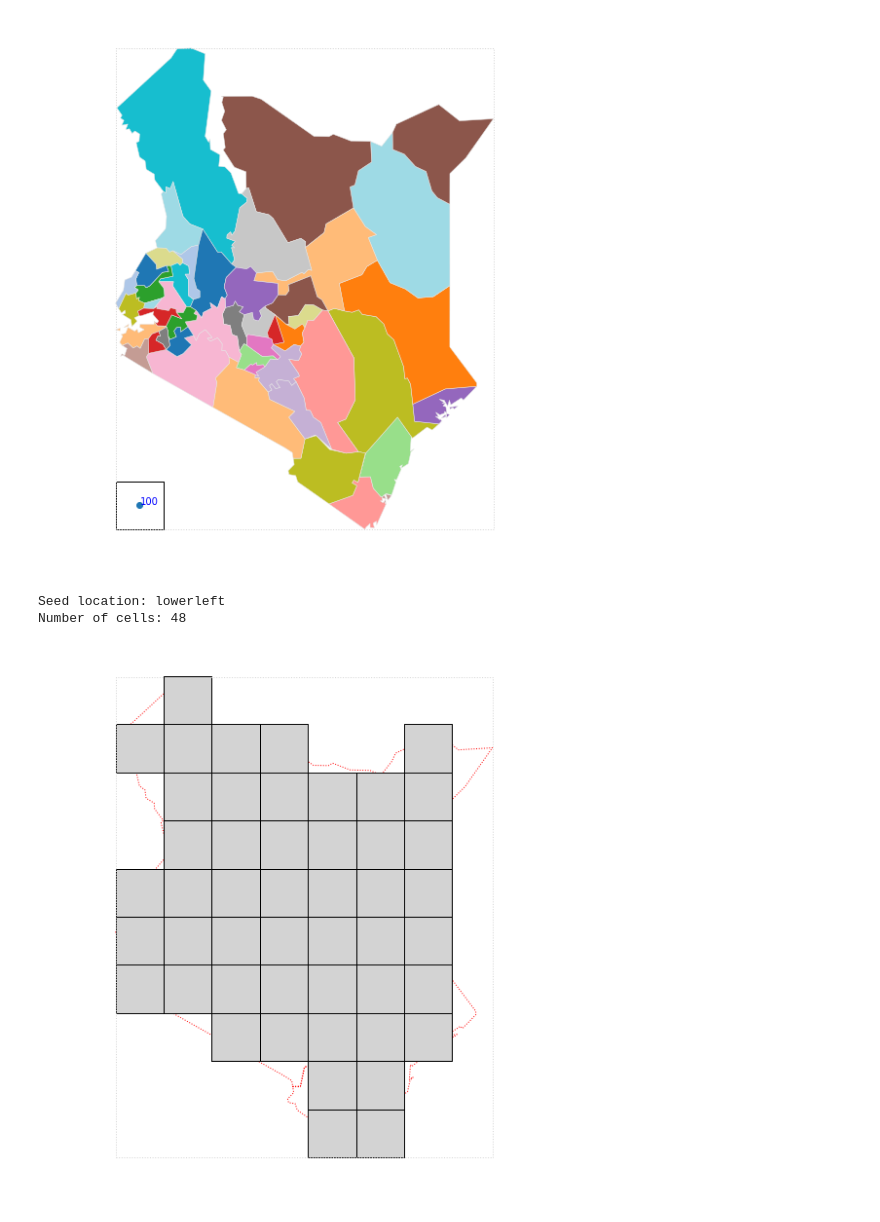
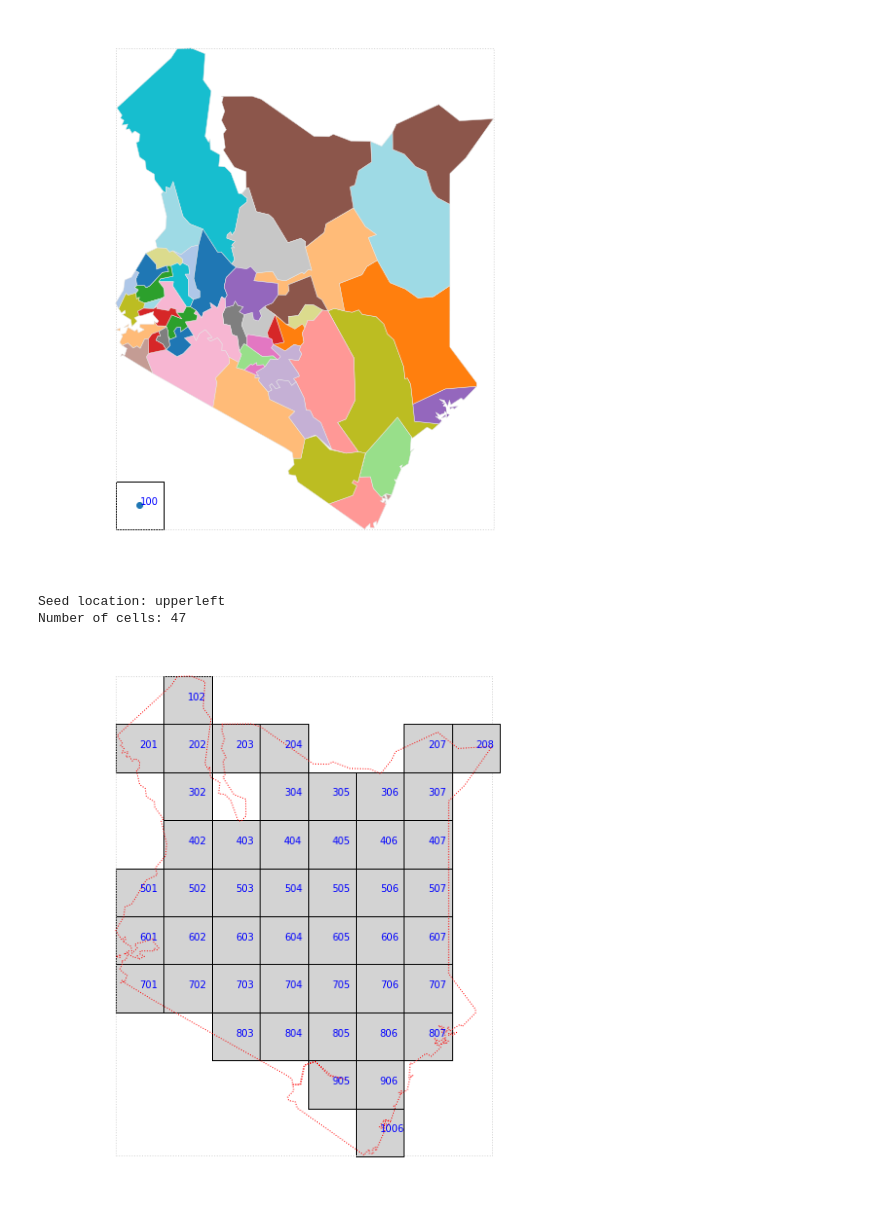
Before and after one commit to deitelberg/Python-projects, a Jupyter notebook: tiled_gridmap_tesselation.ipynb, the cells around one changed output. Saved outputs shown, nothing was run; the diff lists cells and outputs as text; code cells hidden in the pictures.

```diff
--- a/tiled_gridmap_tesselation.ipynb
+++ b/tiled_gridmap_tesselation.ipynb
@@ -304,40 +304,40 @@ def run_all(seed_loc):
 
             tile_list += tiles
             updated_extent = reset_seed_corner(seed_coords, updated_extent,  corner=start_point)
             i+=1
 
     # Merge tiles to one GeoDataFrame
     print('Number of cells: {}'.format(len(tile_list)))
     all_tiles = gpd.GeoDataFrame(pd.concat(tile_list, ignore_index=True, sort=False), crs=tiles[0].crs, geometry=c.geom_col)
     all_tiles = all_tiles.sort_values(by=[c.tile_id]).reset_index(drop=True)
 
     # Plot that
     fig, ax = plt.subplots(1, figsize=(10, 10))
     ax.axis('off')
     #admin_polys.plot(column=c.symbology_column, cmap='tab20', ax=ax, linewidth=0.5, edgecolor='0.9')
+    all_tiles.plot(ax=ax, facecolor="lightgrey", edgecolor='black')
     outline_gpd.plot(ax=ax, facecolor="none", edgecolor='red', linestyle=':')
-    all_tiles.plot(ax=ax, facecolor="lightgrey", edgecolor='black')
     map_extent_gdf.plot(ax=ax, facecolor="none", edgecolor='lightgrey', linestyle=':')
 
-    #tile_centers = polys_to_centroids(all_tiles)
-    #display_point_labels(tile_centers, c.tile_id)
+    tile_centers = polys_to_centroids(all_tiles)
+    display_point_labels(tile_centers, c.tile_id)
 
     plt.show()
 
     return all_tiles
 
 def main():
     #run_all('lowerleft')
     run_all('upperleft')
     #run_all('upperright')
     #run_all('lowerright')
 
 #main() #Commented out for testing
-all_tiles = run_all('lowerleft')
+all_tiles = run_all('upperleft')
 # %% [output]
-Seed location: lowerleft
-Number of cells: 48
+Seed location: upperleft
+Number of cells: 47
-[figure, old version]
+[figure, new version]
 # %%
 ##### describe_gdf(all_tiles)
 #describe_gdf(admin_polys)
```
Also changed, not shown: parts of 1 cell of this notebook.
